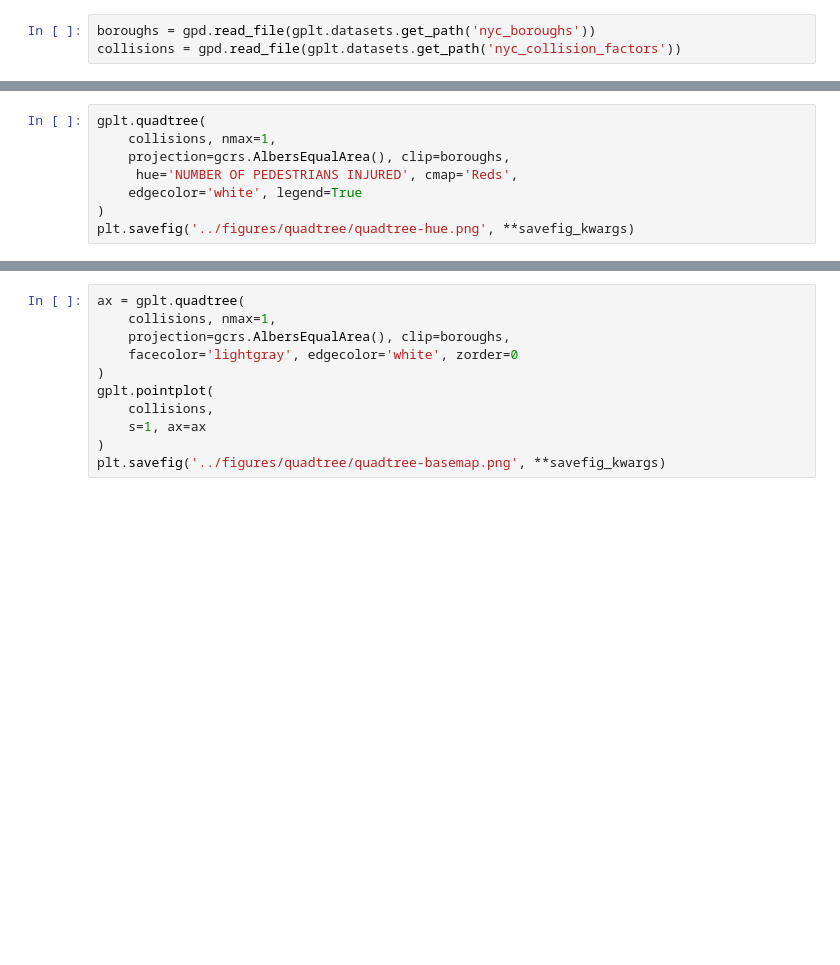
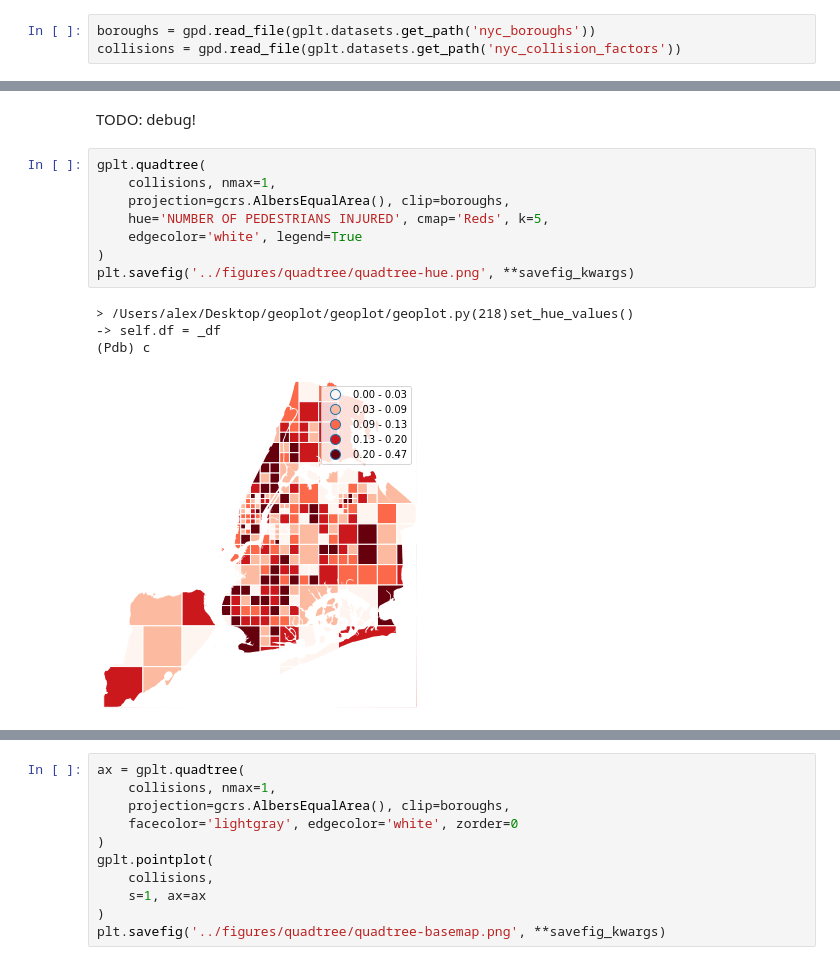
Before and after one commit to ResidentMario/geoplot, a Jupyter notebook: notebooks/generate-api-reference-images.ipynb, the cells around one changed output, grey strips where cells are left out. Saved outputs shown, nothing was run; the diff lists cells and outputs as text; blank space fills up the shorter version.

```diff
--- a/notebooks/generate-api-reference-images.ipynb
+++ b/notebooks/generate-api-reference-images.ipynb
@@ -377,12 +383,19 @@ plt.savefig('../figures/quadtree/quadtree-clip.png', **savefig_kwargs)
 [figure]
+# %% [markdown]
+TODO: debug!
 # %%
 gplt.quadtree(
     collisions, nmax=1,
     projection=gcrs.AlbersEqualArea(), clip=boroughs,
-     hue='NUMBER OF PEDESTRIANS INJURED', cmap='Reds',
+    hue='NUMBER OF PEDESTRIANS INJURED', cmap='Reds', k=5,
     edgecolor='white', legend=True
 )
 plt.savefig('../figures/quadtree/quadtree-hue.png', **savefig_kwargs)
+# %% [output]
+> /Users/alex/Desktop/geoplot/geoplot/geoplot.py(218)set_hue_values()
+-> self.df = _df
+(Pdb) c
+[figure, added]
 # %%
 gplt.quadtree(
     collisions, nmax=1,
```
Also changed, not shown: parts of 3 cells of this notebook, 3 other files.
